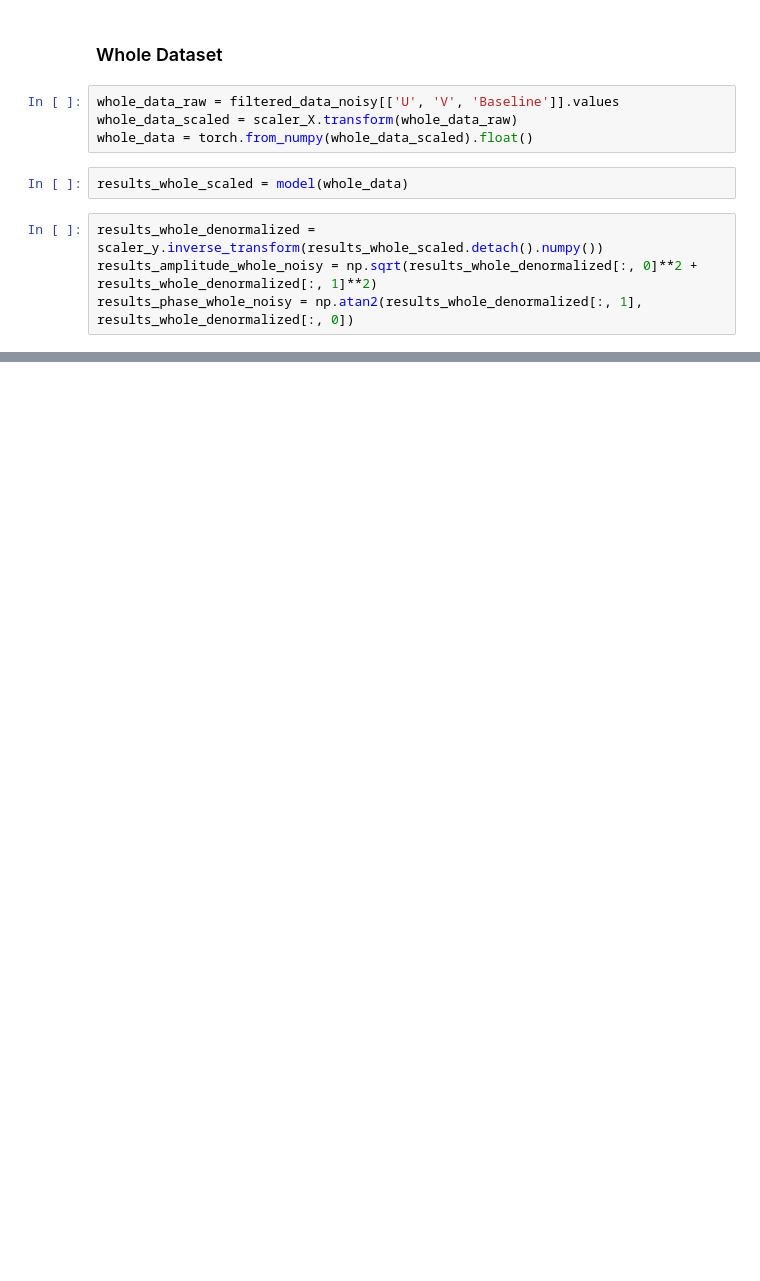
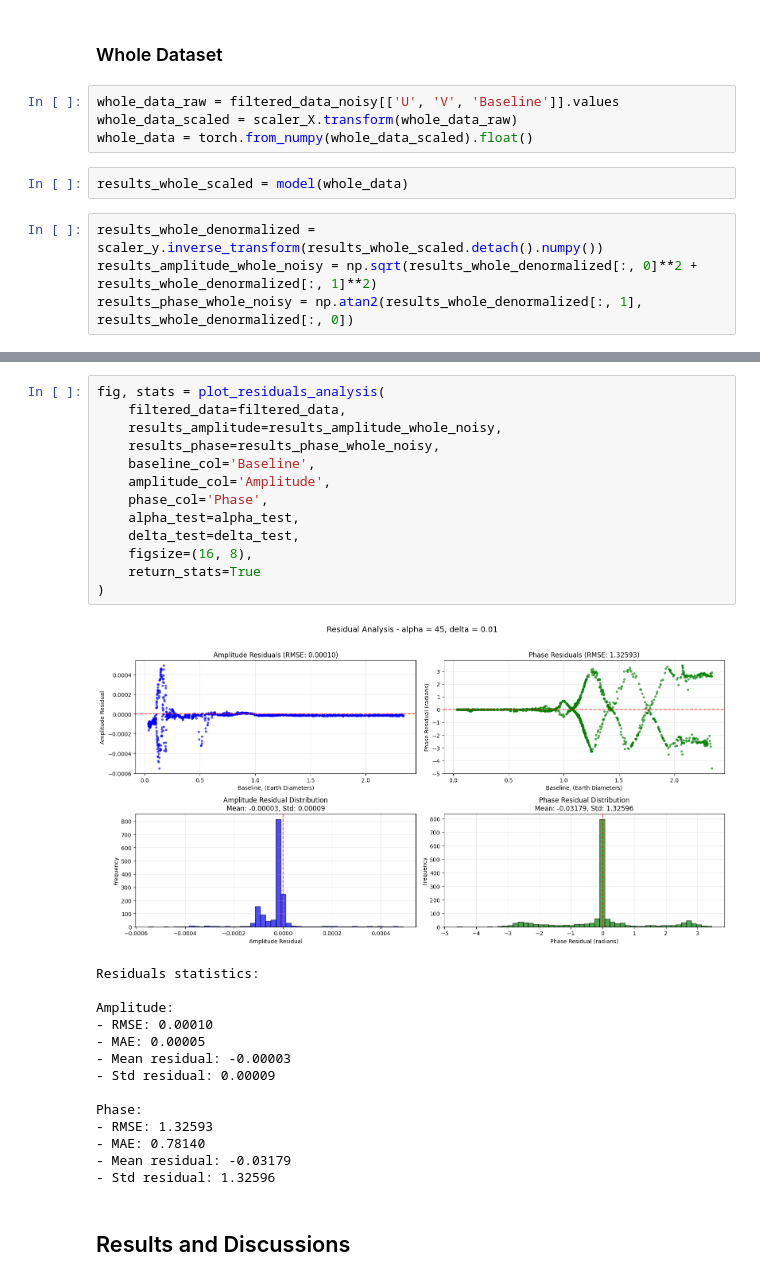
Before and after one commit to Torward1024/pyKAN_VLBI_1D, a Jupyter notebook: notebook.ipynb, the cells around one changed output, grey strips where cells are left out. Saved outputs shown, nothing was run; the diff lists cells and outputs as text; blank space fills up the shorter version.

```diff
--- a/notebook.ipynb
+++ b/notebook.ipynb
@@ -394,0 +475,30 @@ fig, stats = plot_residuals_analysis(
+# %%
+fig, stats = plot_residuals_analysis(
+    filtered_data=filtered_data,
+    results_amplitude=results_amplitude_whole_noisy,
+    results_phase=results_phase_whole_noisy,
+    baseline_col='Baseline',
+    amplitude_col='Amplitude',
+    phase_col='Phase',
+    alpha_test=alpha_test,
+    delta_test=delta_test,
+    figsize=(16, 8),
+    return_stats=True
+)
+# %% [output]
+[figure, added]
+Residuals statistics:
+
+Amplitude:
+- RMSE: 0.00010
+- MAE: 0.00005
+- Mean residual: -0.00003
+- Std residual: 0.00009
+
+Phase:
+- RMSE: 1.32593
+- MAE: 0.78140
+- Mean residual: -0.03179
+- Std residual: 1.32596
+# %% [markdown]
+## Results and Discussions
```
Also changed, not shown: parts of 22 cells of this notebook, 1 other file.
